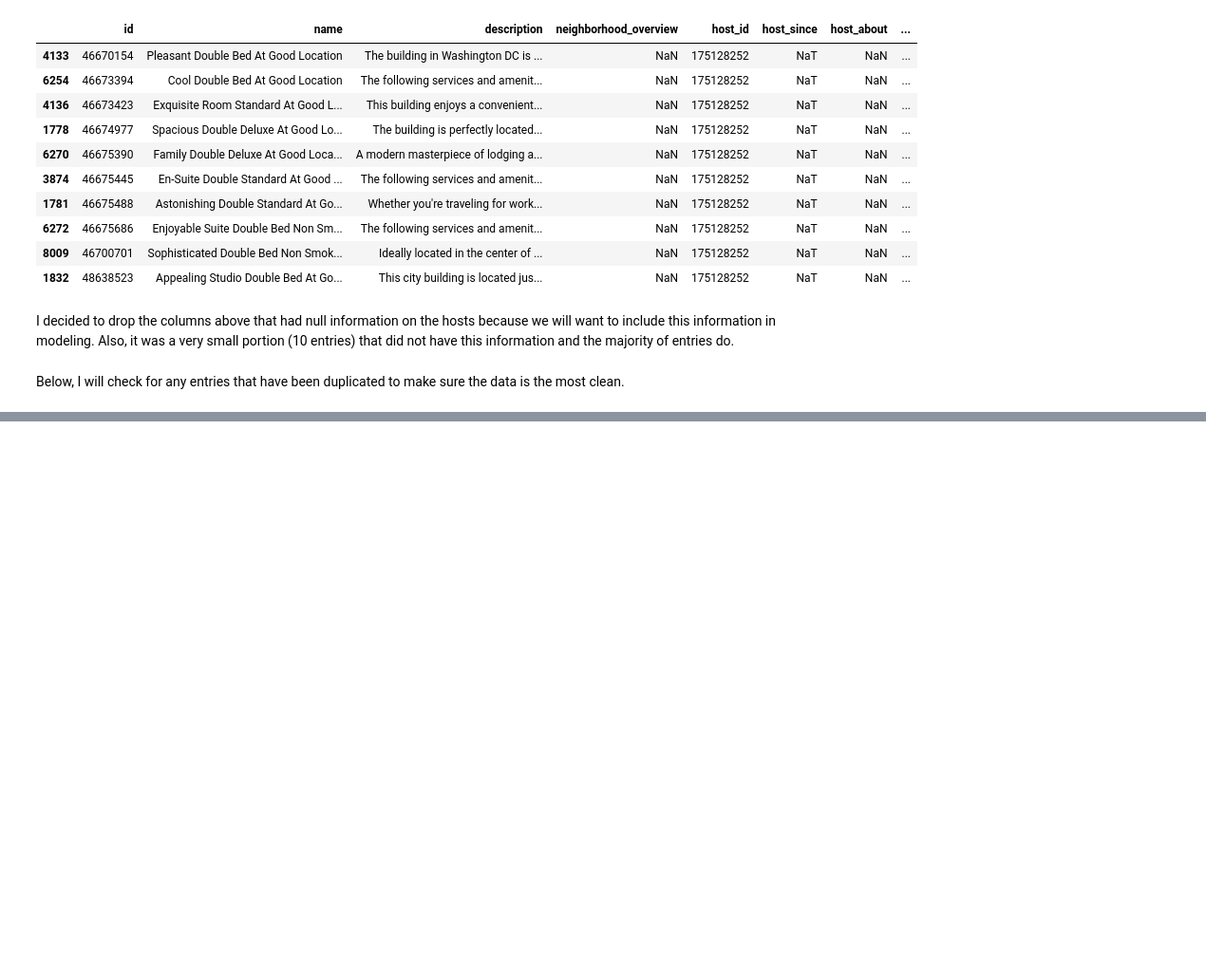
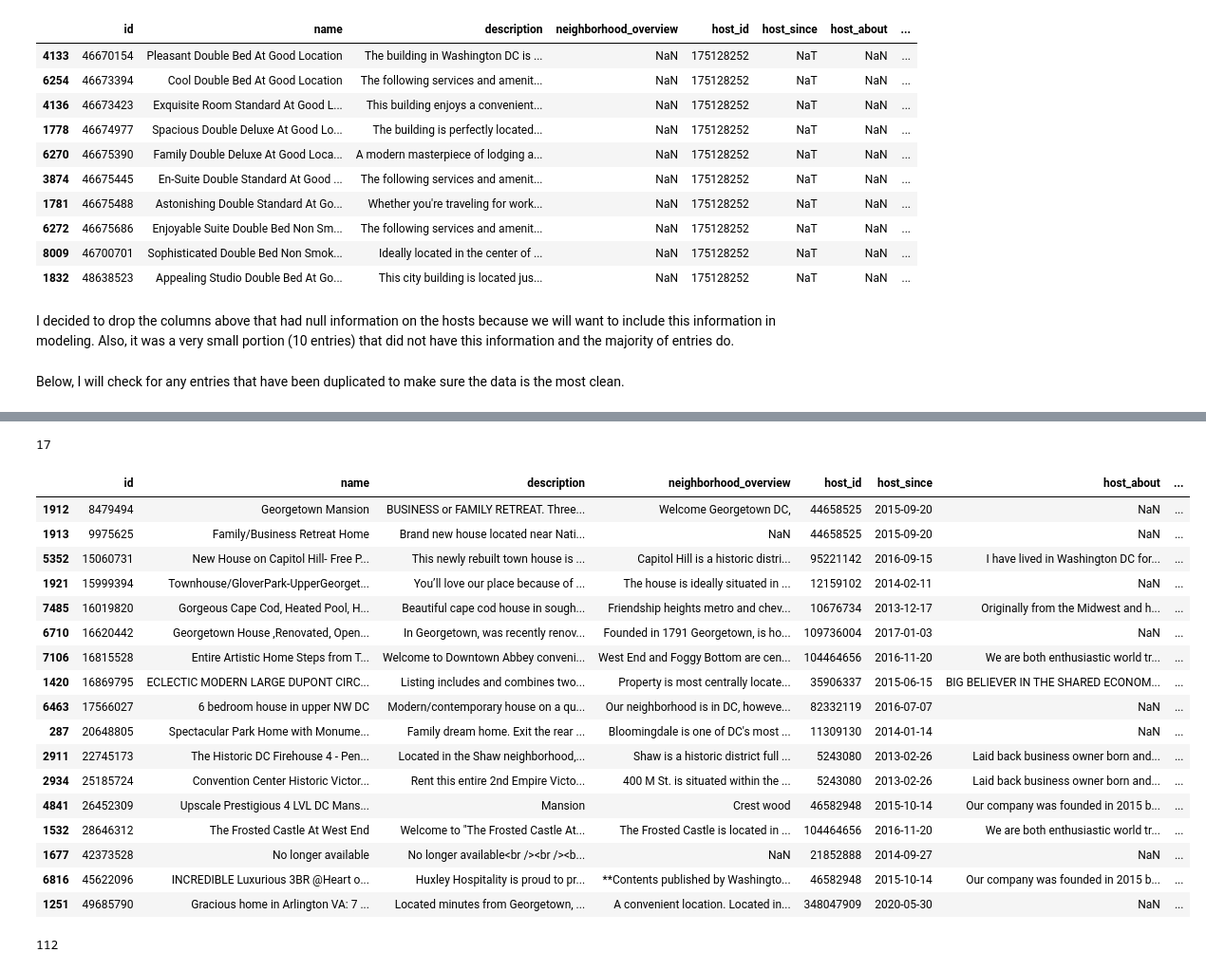
Before and after one commit to rgfriedman/washingon_dc_airbnb_hosting_helper, a Jupyter notebook: code/2_data_cleaning.ipynb, the cells around one changed output, grey strips where cells are left out. Shown at 95% size. Cells and saved outputs as stored; diff of their text form; code cells hidden in the pictures; blank space fills up the shorter version.

```diff
--- a/code/2_data_cleaning.ipynb
+++ b/code/2_data_cleaning.ipynb
@@ -500,0 +912,2 @@ dc_data
+# %%
+full_listings = full_listings[full_listings['price']>0]
@@ -500,0 +926,29 @@ dc_data
+# %%
+len(full_listings[full_listings['price']>700])
+# %% [output]
+17
+# %%
+full_listings[full_listings['price']>700]
+# %% [output]
+|  | id | name | description | neighborhood_overview | host_id | host_since | host_about | ... |
+| 1912 | 8479494 | Georgetown Mansion | BUSINESS or FAMILY RETREAT. Three... | Welcome Georgetown DC, | 44658525 | 2015-09-20 | NaN | ... |
+| 1913 | 9975625 | Family/Business Retreat Home | Brand new house located near Nati... | NaN | 44658525 | 2015-09-20 | NaN | ... |
+| 5352 | 15060731 | New House on Capitol Hill- Free P... | This newly rebuilt town house is ... | Capitol Hill is a historic distri... | 95221142 | 2016-09-15 | I have lived in Washington DC for... | ... |
+| 1921 | 15999394 | Townhouse/GloverPark-UpperGeorget... | You’ll love our place because of ... | The house is ideally situated in ... | 12159102 | 2014-02-11 | NaN | ... |
+| 7485 | 16019820 | Gorgeous Cape Cod, Heated Pool, H... | Beautiful cape cod house in sough... | Friendship heights metro and chev... | 10676734 | 2013-12-17 | Originally from the Midwest and h... | ... |
+| 6710 | 16620442 | Georgetown House ,Renovated, Open... | In Georgetown, was recently renov... | Founded in 1791 Georgetown, is ho... | 109736004 | 2017-01-03 | NaN | ... |
+| 7106 | 16815528 | Entire Artistic Home Steps from T... | Welcome to Downtown Abbey conveni... | West End and Foggy Bottom are cen... | 104464656 | 2016-11-20 | We are both enthusiastic world tr... | ... |
+| 1420 | 16869795 | ECLECTIC MODERN LARGE DUPONT CIRC... | Listing includes and combines two... | Property is most centrally locate... | 35906337 | 2015-06-15 | BIG BELIEVER IN THE SHARED ECONOM... | ... |
+| 6463 | 17566027 | 6 bedroom house in upper NW DC | Modern/contemporary house on a qu... | Our neighborhood is in DC, howeve... | 82332119 | 2016-07-07 | NaN | ... |
+| 287 | 20648805 | Spectacular Park Home with Monume... | Family dream home. Exit the rear ... | Bloomingdale is one of DC's most ... | 11309130 | 2014-01-14 | NaN | ... |
+| 2911 | 22745173 | The Historic DC Firehouse 4 - Pen... | Located in the Shaw neighborhood,... | Shaw is a historic district full ... | 5243080 | 2013-02-26 | Laid back business owner born and... | ... |
+| 2934 | 25185724 | Convention Center Historic Victor... | Rent this entire 2nd Empire Victo... | 400 M St. is situated within the ... | 5243080 | 2013-02-26 | Laid back business owner born and... | ... |
+| 4841 | 26452309 | Upscale Prestigious 4 LVL DC Mans... | Mansion | Crest wood | 46582948 | 2015-10-14 | Our company was founded in 2015 b... | ... |
+| 1532 | 28646312 | The Frosted Castle At West End | Welcome to "The Frosted Castle At... | The Frosted Castle is located in ... | 104464656 | 2016-11-20 | We are both enthusiastic world tr... | ... |
+| 1677 | 42373528 | No longer available | No longer available<br /><br /><b... | NaN | 21852888 | 2014-09-27 | NaN | ... |
+| 6816 | 45622096 | INCREDIBLE Luxurious 3BR @Heart o... | Huxley Hospitality is proud to pr... | **Contents published by Washingto... | 46582948 | 2015-10-14 | Our company was founded in 2015 b... | ... |
+| 1251 | 49685790 | Gracious home in Arlington VA: 7 ... | Located minutes from Georgetown, ... | A convenient location. Located in... | 348047909 | 2020-05-30 | NaN | ... |
+# %%
+len(full_listings[full_listings['price']<40])
+# %% [output]
+112
```
Also changed, not shown: parts of 101 cells of this notebook, 4 other files.
